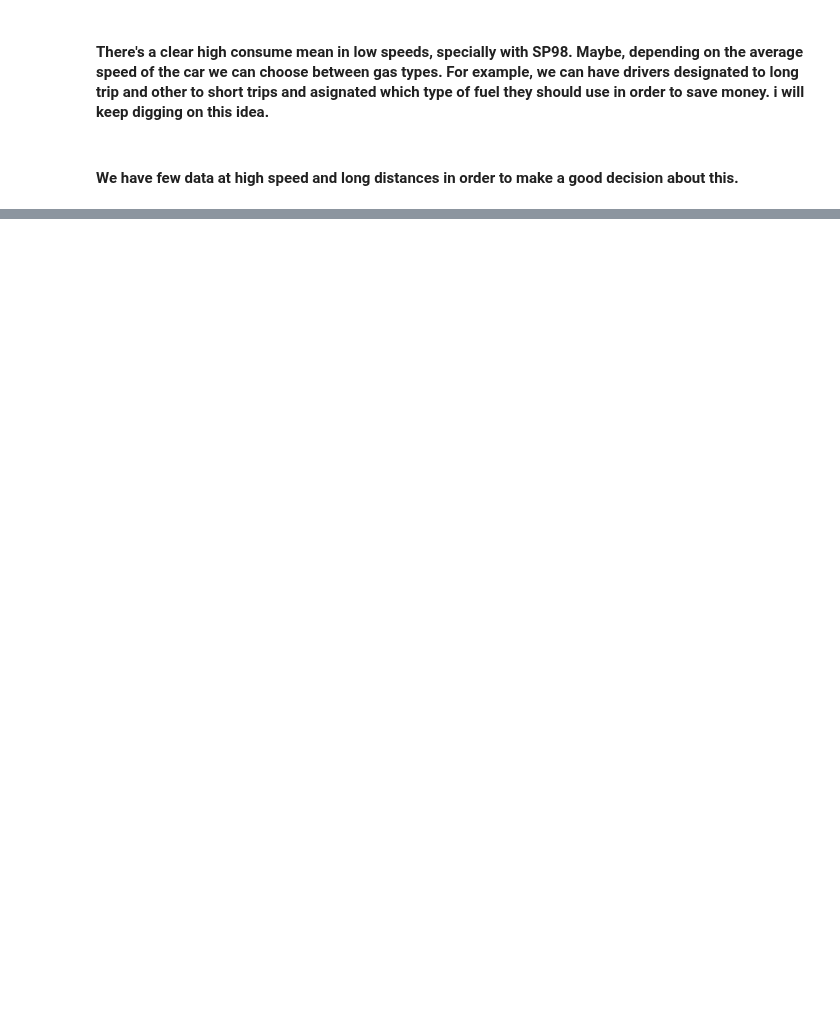
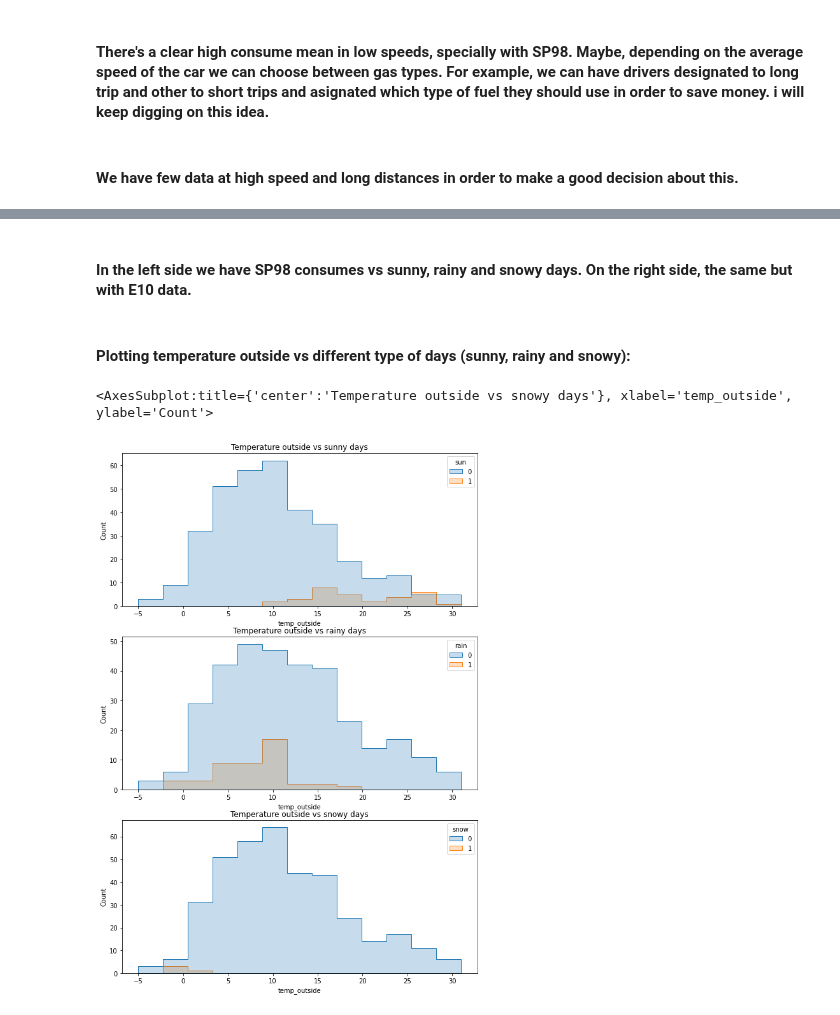
Before and after one commit to VictorRodriguezIronhack/reto_data, a Jupyter notebook: notebooks/analysis_visualization.ipynb, the cells around one changed output, grey strips where cells are left out. Cells and saved outputs as stored; diff of their text form; code cells hidden in the pictures; blank space fills up the shorter version.

```diff
--- a/notebooks/analysis_visualization.ipynb
+++ b/notebooks/analysis_visualization.ipynb
@@ -235,0 +167,17 @@ df_7.groupby("gas_type").consume.agg(["std", "mean", "median", "min", "max"])
+# %% [markdown]
+#### In the left side we have SP98 consumes vs sunny, rainy and snowy days. On the right side, the same but with E10 data.
+# %% [markdown]
+#### Plotting temperature outside vs different type of days (sunny, rainy and snowy):
+# %%
+fig, axs = plt.subplots(nrows=3, ncols=1, figsize=(10, 15))
+
+axs[0].set_title("Temperature outside vs sunny days")
+axs[1].set_title("Temperature outside vs rainy days")
+axs[2].set_title("Temperature outside vs snowy days")
+
+sns.histplot(x=consume_data.temp_outside, hue=consume_data.sun, element="step", ax=axs[0])
+sns.histplot(x=consume_data.temp_outside, hue=consume_data.rain, element="step", ax=axs[1])
+sns.histplot(x=consume_data.temp_outside, hue=consume_data.snow, element="step", ax=axs[2])
+# %% [output]
+<AxesSubplot:title={'center':'Temperature outside vs snowy days'}, xlabel='temp_outside', ylabel='Count'>
+[figure, added]
```
Also changed, not shown: parts of 49 cells of this notebook, 9 other files.
